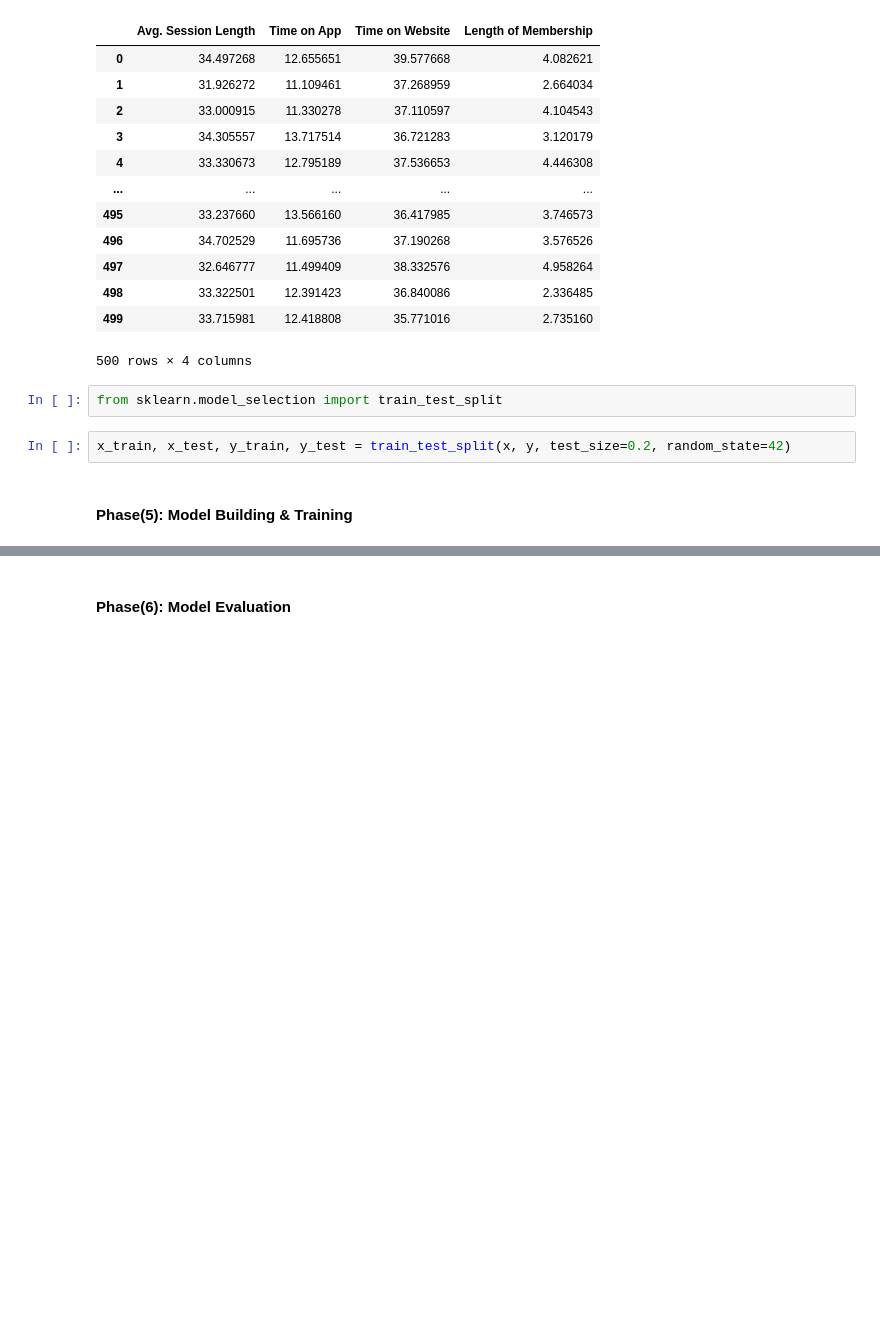
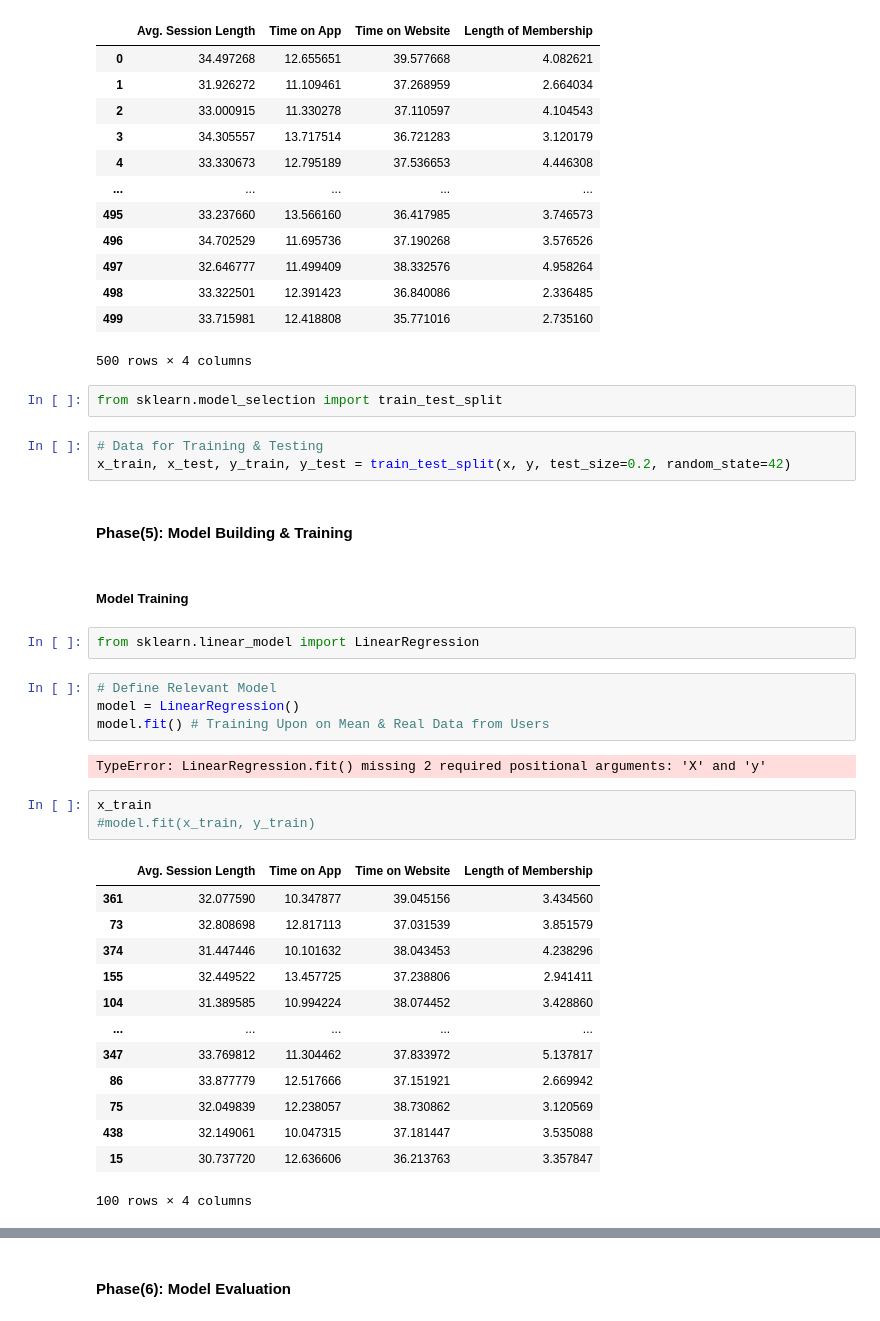
Before and after one commit to ahmedelg/customers_case_study, a Jupyter notebook: eCommerce.ipynb, the cells around one changed output, grey strips where cells are left out. Saved outputs shown, nothing was run; the diff lists cells and outputs as text; blank space fills up the shorter version.

```diff
--- a/eCommerce.ipynb
+++ b/eCommerce.ipynb
@@ -227,6 +227,34 @@ x
 # %%
 from sklearn.model_selection import train_test_split
 # %%
+# Data for Training & Testing
 x_train, x_test, y_train, y_test = train_test_split(x, y, test_size=0.2, random_state=42)
 # %% [markdown]
 #### Phase(5): Model Building & Training
+# %% [markdown]
+##### Model Training
+# %%
+from sklearn.linear_model import LinearRegression
+# %%
+# Define Relevant Model
+model = LinearRegression()
+model.fit() # Training Upon on Mean & Real Data from Users
+# %% [output]
+TypeError: LinearRegression.fit() missing 2 required positional arguments: 'X' and 'y'
+# %%
+x_train
+#model.fit(x_train, y_train)
+# %% [output]
+|  | Avg. Session Length | Time on App | Time on Website | Length of Membership |
+| 361 | 32.077590 | 10.347877 | 39.045156 | 3.434560 |
+| 73 | 32.808698 | 12.817113 | 37.031539 | 3.851579 |
+| 374 | 31.447446 | 10.101632 | 38.043453 | 4.238296 |
+| 155 | 32.449522 | 13.457725 | 37.238806 | 2.941411 |
+| 104 | 31.389585 | 10.994224 | 38.074452 | 3.428860 |
+| ... | ... | ... | ... | ... |
+| 347 | 33.769812 | 11.304462 | 37.833972 | 5.137817 |
+| 86 | 33.877779 | 12.517666 | 37.151921 | 2.669942 |
+| 75 | 32.049839 | 12.238057 | 38.730862 | 3.120569 |
+| 438 | 32.149061 | 10.047315 | 37.181447 | 3.535088 |
+| 15 | 30.737720 | 12.636606 | 36.213763 | 3.357847 |
+100 rows × 4 columns
```
Also changed, not shown: parts of 14 cells of this notebook.
